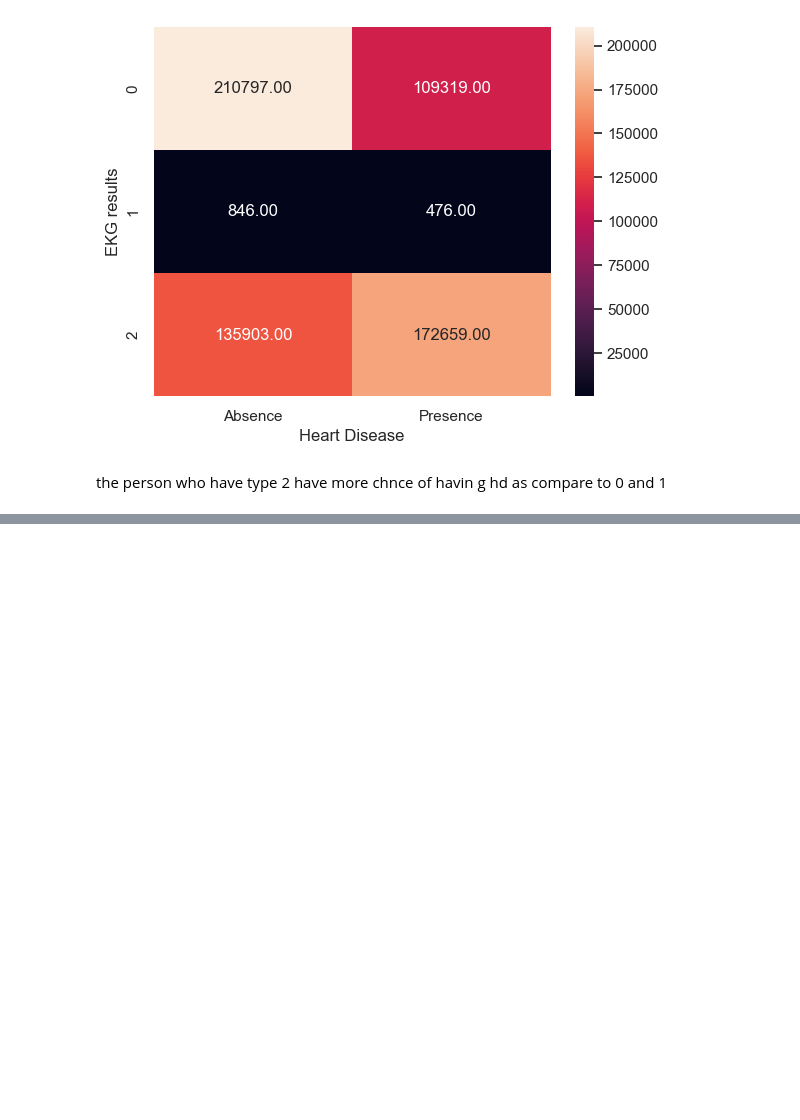
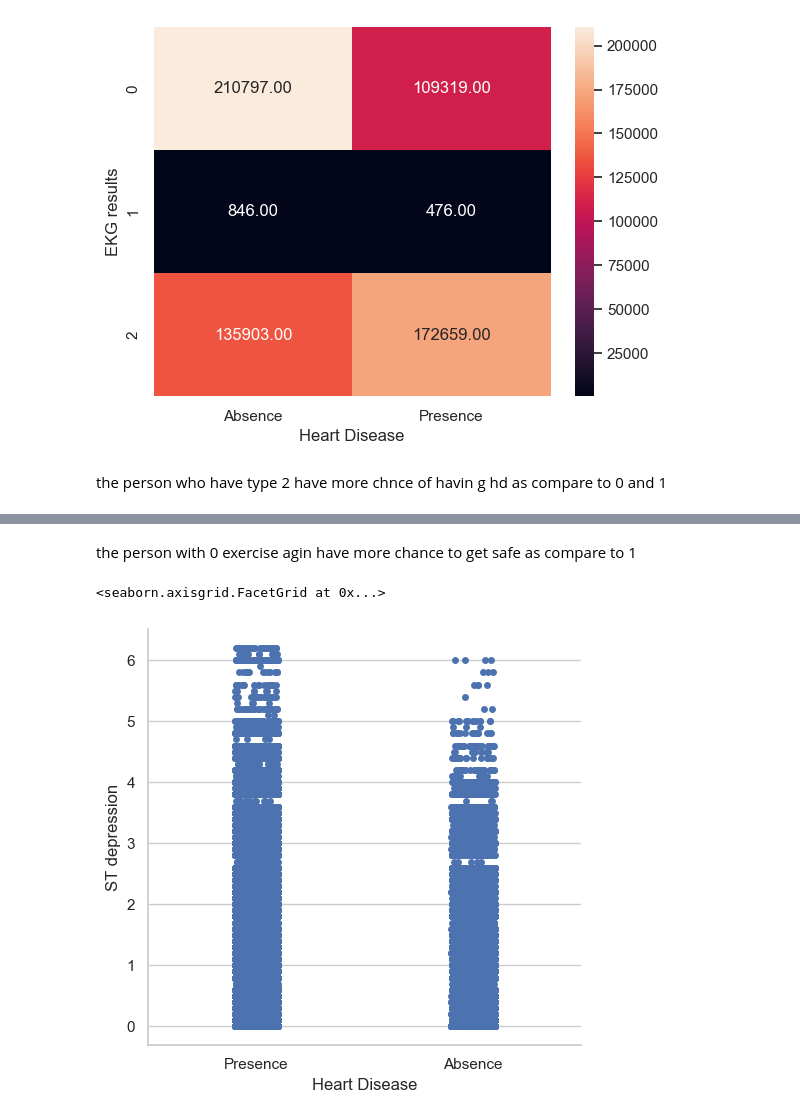
Before and after one commit to karansingh-chauhan/heart-desires-check, a Jupyter notebook: multivarienteda.ipynb, the cells around one changed output, grey strips where cells are left out. Drawn from its saved outputs; the diff is of its cells as text; code cells hidden in the pictures; blank space fills up the shorter version.

```diff
--- a/multivarienteda.ipynb
+++ b/multivarienteda.ipynb
@@ -132,0 +151,7 @@ the person who have type 2 have more chnce of havin g hd as compare to 0 and 1
+# %% [markdown]
+the person with 0 exercise agin have more chance to get safe as compare to 1
+# %%
+sns.catplot(y=train_df['ST depression'],x=train_df['Heart Disease'])
+# %% [output]
+<seaborn.axisgrid.FacetGrid at 0x...>
+[figure, added]
```
Also changed, not shown: parts of 25 cells of this notebook, 1 other file.
